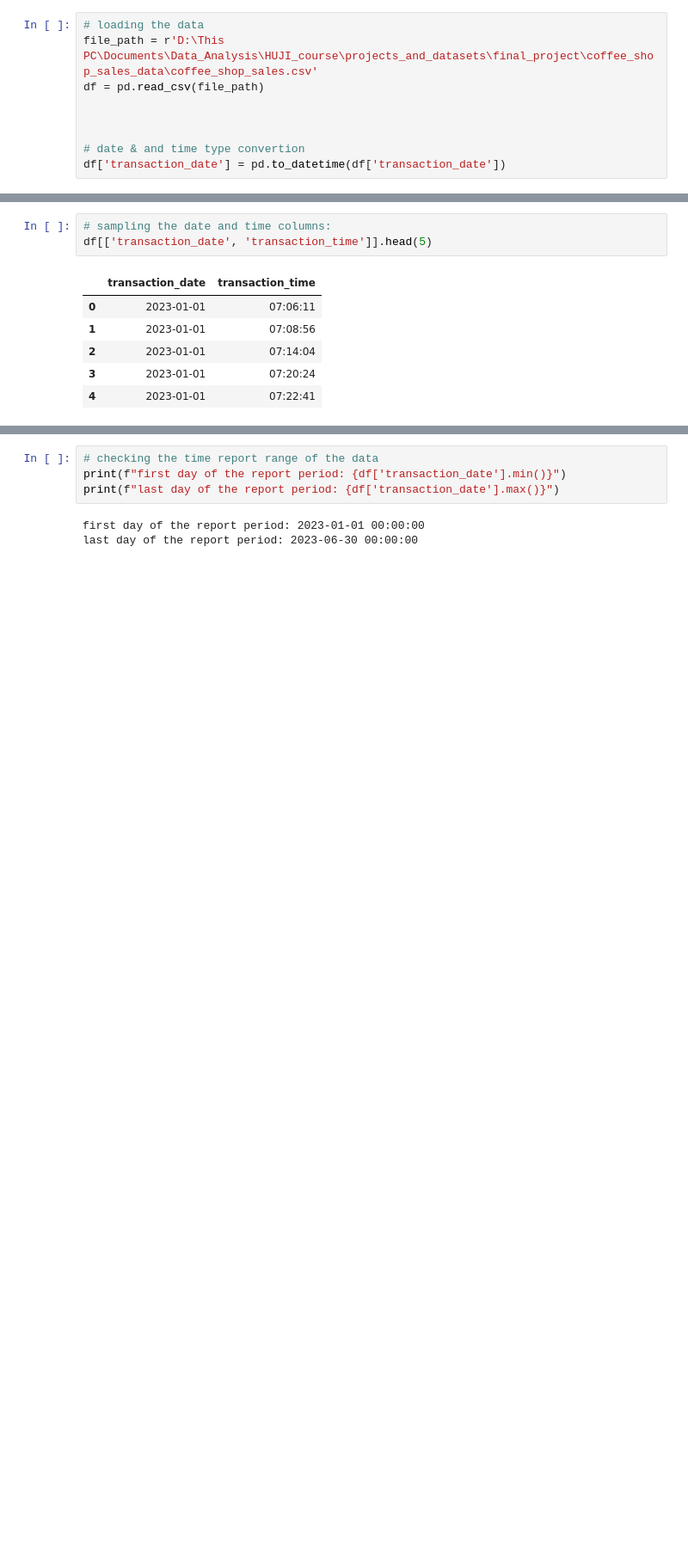
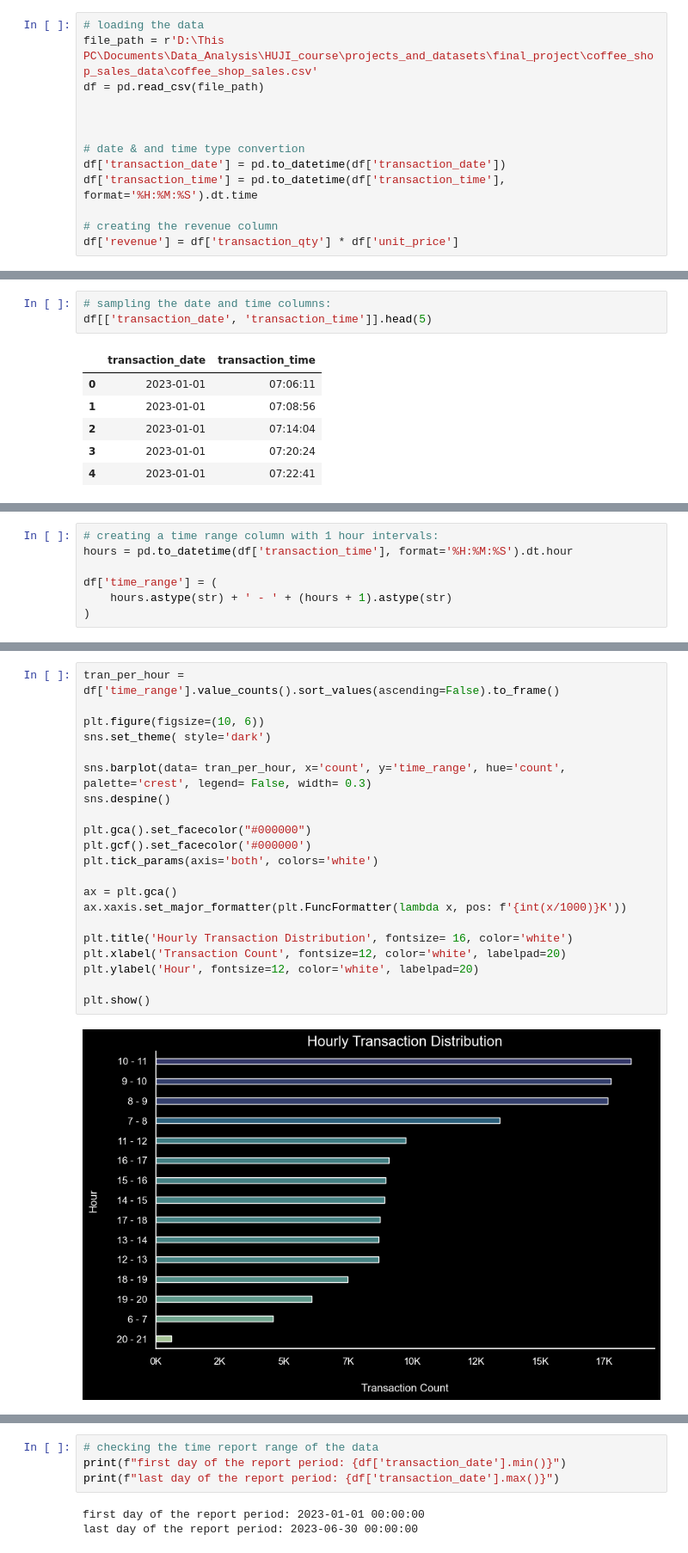
Before and after one commit to HuDragm/Coffee-Shop-Sales, a Jupyter notebook: notebooks/initial_eda.ipynb, the cells around one changed output, grey strips where cells are left out. Shown at 86% size. Drawn from its saved outputs; the diff is of its cells as text; blank space fills up the shorter version.

Commit message:
Add initial data manipulation script

```diff
--- a/notebooks/initial_eda.ipynb
+++ b/notebooks/initial_eda.ipynb
@@ -9,6 +12,10 @@ df = pd.read_csv(file_path)
 
 # date & and time type convertion
 df['transaction_date'] = pd.to_datetime(df['transaction_date'])
+df['transaction_time'] = pd.to_datetime(df['transaction_time'], format='%H:%M:%S').dt.time
+
+# creating the revenue column
+df['revenue'] = df['transaction_qty'] * df['unit_price']
 # %% [markdown]
 ## inspecting the data:
 # %% [markdown]
@@ -107,0 +121,7 @@ df[['transaction_date', 'transaction_time']].head(5)
+# %%
+# creating a time range column with 1 hour intervals:
+hours = pd.to_datetime(df['transaction_time'], format='%H:%M:%S').dt.hour
+
+df['time_range'] = (
+    hours.astype(str) + ' - ' + (hours + 1).astype(str)
+)
@@ -107,0 +141,23 @@ df[['transaction_date', 'transaction_time']].head(5)
+# %%
+tran_per_hour = df['time_range'].value_counts().sort_values(ascending=False).to_frame()
+
+plt.figure(figsize=(10, 6))
+sns.set_theme( style='dark')
+
+sns.barplot(data= tran_per_hour, x='count', y='time_range', hue='count', palette='crest', legend= False, width= 0.3)
+sns.despine()
+
+plt.gca().set_facecolor("#000000")
+plt.gcf().set_facecolor('#000000')
+plt.tick_params(axis='both', colors='white')
+
+ax = plt.gca()
+ax.xaxis.set_major_formatter(plt.FuncFormatter(lambda x, pos: f'{int(x/1000)}K'))
+
+plt.title('Hourly Transaction Distribution', fontsize= 16, color='white')
+plt.xlabel('Transaction Count', fontsize=12, color='white', labelpad=20)
+plt.ylabel('Hour', fontsize=12, color='white', labelpad=20)
+
+plt.show()
+# %% [output]
+[figure, added]
```
Also changed, not shown: parts of 15 cells of this notebook, 13 other files.
